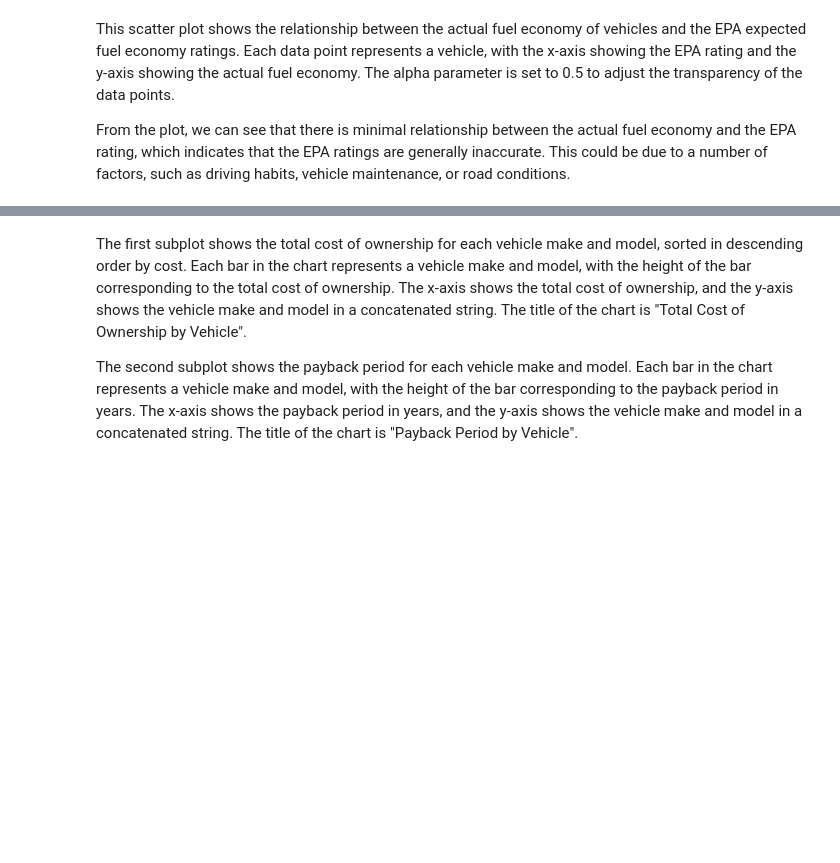
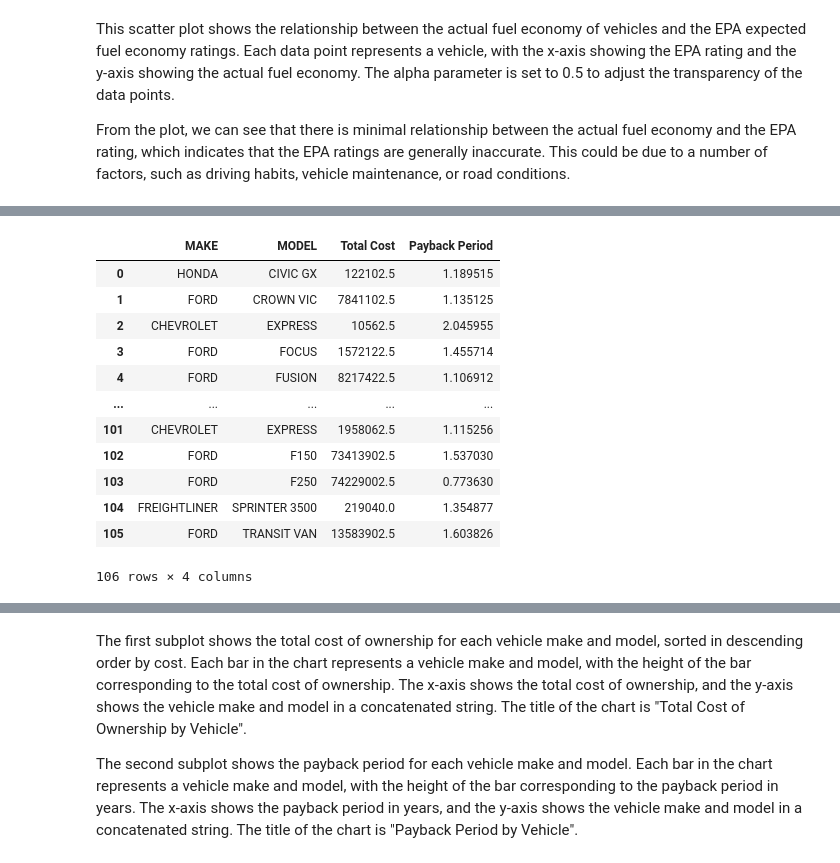
Before and after one commit to RichieGarafola/FuelEfficiency, a Jupyter notebook: FuelEfficiencyAnalysis.ipynb, the cells around one changed output, grey strips where cells are left out. Drawn from its saved outputs; the diff is of its cells as text; code cells hidden in the pictures; blank space fills up the shorter version.

```diff
--- a/FuelEfficiencyAnalysis.ipynb
+++ b/FuelEfficiencyAnalysis.ipynb
@@ -365,15 +566,28 @@ display(outliers)
 # %%
 # Cost Analysis
 
 # Calculate the total cost of ownership for each vehicle
 df["Total Cost"] = df["ESTIMATED FUEL COSTS PER GALLON"] * df["TOTAL ACTUAL FUEL"]
 
 # Calculate the payback period for each vehicle
 df["Payback Period"] = df["Total Cost"] / (df["EPA EXPECTED FUEL"] * df["ESTIMATED FUEL COSTS PER GALLON"])
 
 # Print the results
-display(df[["MAKE", "MODEL", "Total Cost", "Payback Period"]].head(53))
-display(df[["MAKE", "MODEL", "Total Cost", "Payback Period"]].tail(53))
+display(df[["MAKE", "MODEL", "Total Cost", "Payback Period"]])
+# %% [output]
+|  | MAKE | MODEL | Total Cost | Payback Period |
+| 0 | HONDA | CIVIC GX | 122102.5 | 1.189515 |
+| 1 | FORD | CROWN VIC | 7841102.5 | 1.135125 |
+| 2 | CHEVROLET | EXPRESS | 10562.5 | 2.045955 |
+| 3 | FORD | FOCUS | 1572122.5 | 1.455714 |
+| 4 | FORD | FUSION | 8217422.5 | 1.106912 |
+| ... | ... | ... | ... | ... |
+| 101 | CHEVROLET | EXPRESS | 1958062.5 | 1.115256 |
+| 102 | FORD | F150 | 73413902.5 | 1.537030 |
+| 103 | FORD | F250 | 74229002.5 | 0.773630 |
+| 104 | FREIGHTLINER | SPRINTER 3500 | 219040.0 | 1.354877 |
+| 105 | FORD | TRANSIT VAN | 13583902.5 | 1.603826 |
+106 rows × 4 columns
 # %%
 # Sort the data by total cost in descending order
 df_cost_sorted = df.sort_values(by="Total Cost", ascending=False)
```
Also changed, not shown: parts of 25 cells of this notebook.
